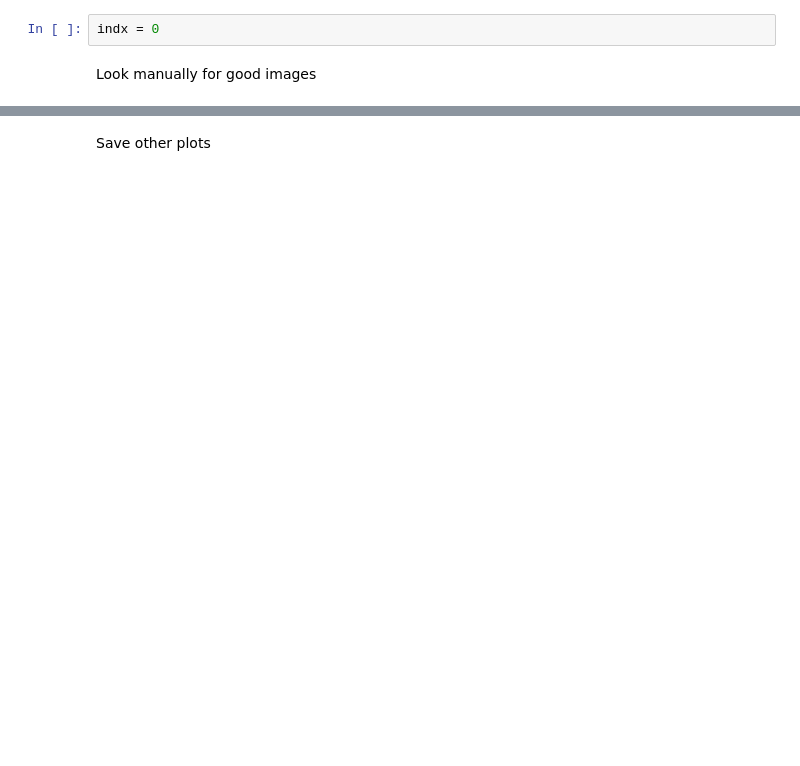
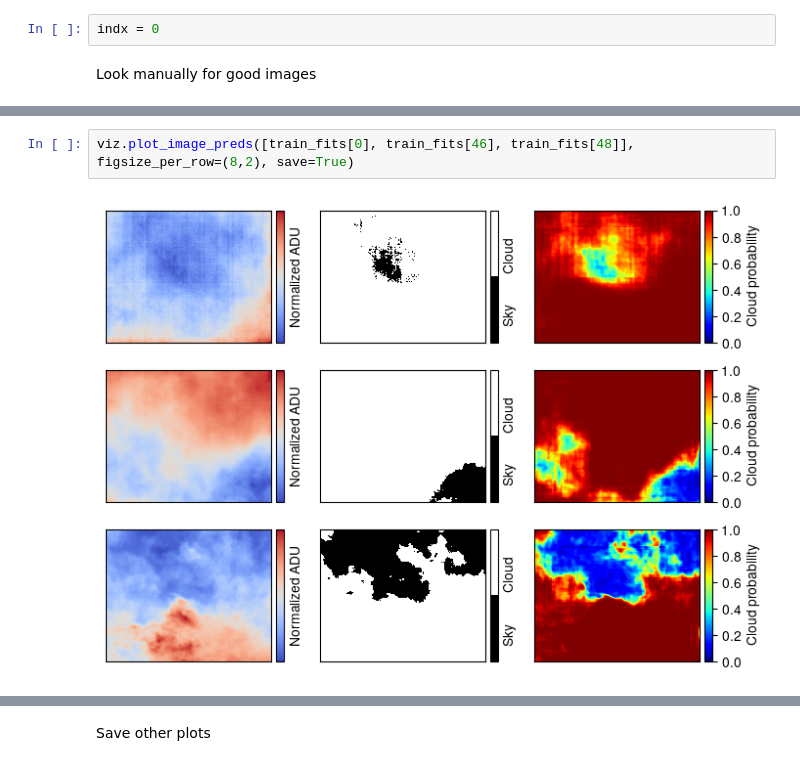
Before and after one commit to ASKabalan/-infrared-cloud-detection-, a Jupyter notebook: notebooks/generating_results_from_fits.ipynb, the cells around one changed output, grey strips where cells are left out. Cells and saved outputs as stored; diff of their text form; blank space fills up the shorter version.

```diff
--- a/notebooks/generating_results_from_fits.ipynb
+++ b/notebooks/generating_results_from_fits.ipynb
@@ -85,0 +68,4 @@ viz.save_image_preds(pred_demo,f'output/sample_prediction.pdf',figsize_per_row=(
+# %%
+viz.plot_image_preds([train_fits[0], train_fits[46], train_fits[48]], figsize_per_row=(8,2), save=True)
+# %% [output]
+[figure, added]
```
Also changed, not shown: parts of 8 cells of this notebook, 2 other files.
